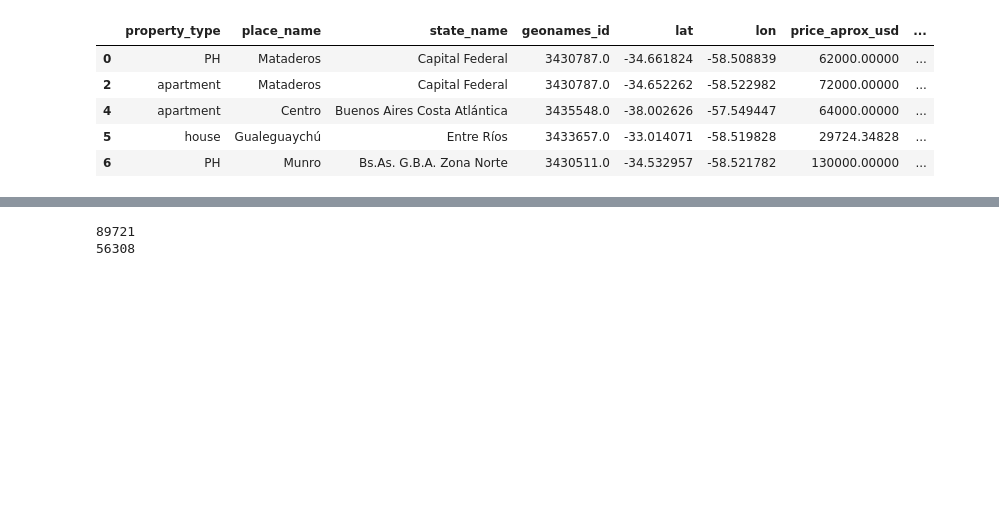
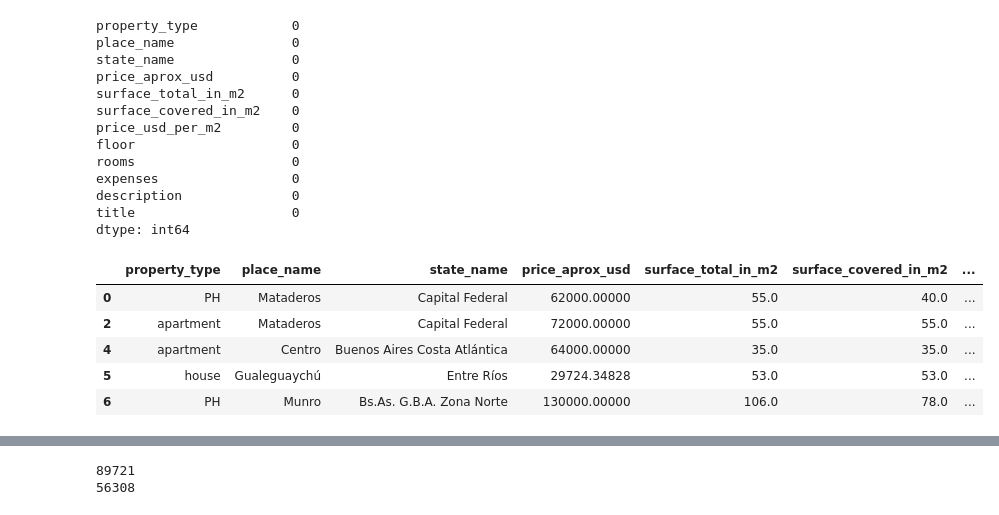
Before and after one commit to matiasngf/DH_proyecto_1, a Jupyter notebook: ExploracionRegresion.ipynb, the cells around one changed output, grey strips where cells are left out. Saved outputs shown, nothing was run; the diff lists cells and outputs as text; code cells hidden in the pictures; blank space fills up the shorter version.

```diff
--- a/ExploracionRegresion.ipynb
+++ b/ExploracionRegresion.ipynb
@@ -1,23 +1,58 @@
-# %%
-import pandas as pd
-import numpy as np
-import matplotlib as mpl
-from scipy import stats
-import matplotlib.pyplot as plt
-import seaborn as sns
-%matplotlib inline
-
-# from google.colab import drive
-# drive.mount('/content/drive')
-# df = pd.read_pickle('drive/My Drive/Trabajos/Cursos/Data Science/Experimentos/dataset.pkl')
-
-df = pd.read_pickle('dataset.pkl')
-df.head(5)
-# %% [output]
-|  | property_type | place_name | state_name | geonames_id | lat | lon | price_aprox_usd | ... |
-| 0 | PH | Mataderos | Capital Federal | 3430787.0 | -34.661824 | -58.508839 | 62000.00000 | ... |
-| 2 | apartment | Mataderos | Capital Federal | 3430787.0 | -34.652262 | -58.522982 | 72000.00000 | ... |
-| 4 | apartment | Centro | Buenos Aires Costa Atlántica | 3435548.0 | -38.002626 | -57.549447 | 64000.00000 | ... |
-| 5 | house | Gualeguaychú | Entre Ríos | 3433657.0 | -33.014071 | -58.519828 | 29724.34828 | ... |
-| 6 | PH | Munro | Bs.As. G.B.A. Zona Norte | 3430511.0 | -34.532957 | -58.521782 | 130000.00000 | ... |
+# %%
+import pandas as pd
+import numpy as np
+import matplotlib as mpl
+from scipy import stats
+import matplotlib.pyplot as plt
+import seaborn as sns
+%matplotlib inline
+
+from sklearn.feature_extraction.text import TfidfVectorizer
+from sklearn.feature_extraction import DictVectorizer
+from scipy.sparse import hstack
+from sklearn.linear_model import Ridge
+
+from sklearn.model_selection import train_test_split, KFold, cross_val_score
+from sklearn.linear_model import LinearRegression, Lasso, LassoCV, Ridge, RidgeCV
+from sklearn.preprocessing import PolynomialFeatures, StandardScaler
+from sklearn.metrics import mean_squared_error, r2_score
+from sklearn import preprocessing
+
+df = pd.read_pickle('dataset.pkl')
+df.head(5)
+df['surface_covered_in_m2'].fillna(df['surface_total_in_m2'], inplace=True)
+
+
+# Fill NaNs
+df["surface_covered_in_m2"] = np.where(df["surface_covered_in_m2"].isnull(),df["surface_total_in_m2"],df["surface_covered_in_m2"])
+df["floor"] = np.where(df["floor"].isnull(),0,df["floor"])
+df["rooms"] = np.where(df["rooms"].isnull(),1,df["rooms"])
+df["expenses"] = np.where(df["expenses"].isnull(),0,df["expenses"])
+
+
+pti = df
+pti.drop(['geonames_id', 'lat', 'lon', 'properati_url', 'zona'], axis=1, inplace=True)
+pti.dropna(how='any', inplace=True)
+display(pti.isna().sum())
+pti.head()
+# %% [output]
+property_type            0
+place_name               0
+state_name               0
+price_aprox_usd          0
+surface_total_in_m2      0
+surface_covered_in_m2    0
+price_usd_per_m2         0
+floor                    0
+rooms                    0
+expenses                 0
+description              0
+title                    0
+dtype: int64
+|  | property_type | place_name | state_name | price_aprox_usd | surface_total_in_m2 | surface_covered_in_m2 | ... |
+| 0 | PH | Mataderos | Capital Federal | 62000.00000 | 55.0 | 40.0 | ... |
+| 2 | apartment | Mataderos | Capital Federal | 72000.00000 | 55.0 | 55.0 | ... |
+| 4 | apartment | Centro | Buenos Aires Costa Atlántica | 64000.00000 | 35.0 | 35.0 | ... |
+| 5 | house | Gualeguaychú | Entre Ríos | 29724.34828 | 53.0 | 53.0 | ... |
+| 6 | PH | Munro | Bs.As. G.B.A. Zona Norte | 130000.00000 | 106.0 | 78.0 | ... |
 # %%
```
Also changed, not shown: parts of 17 cells of this notebook.
